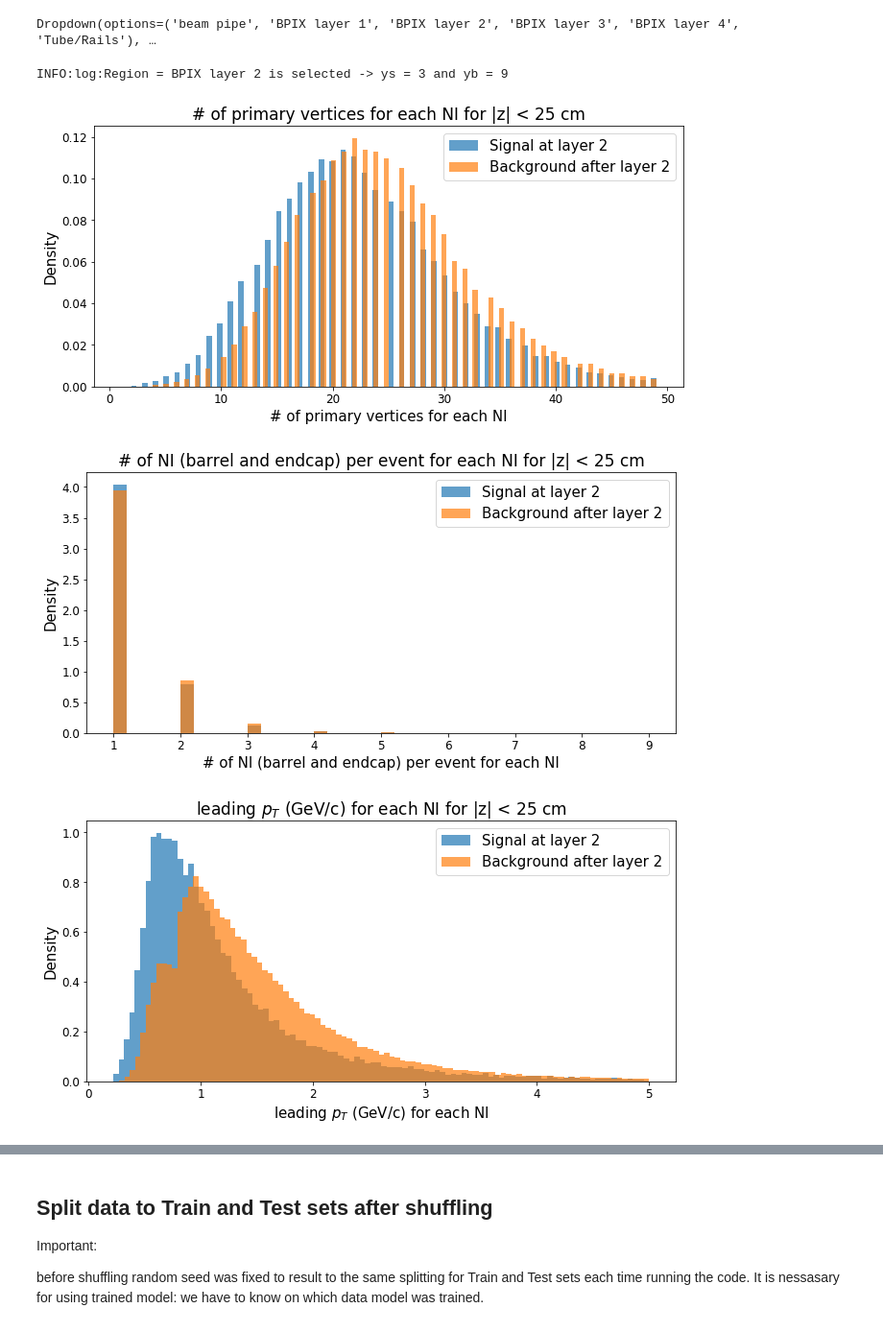
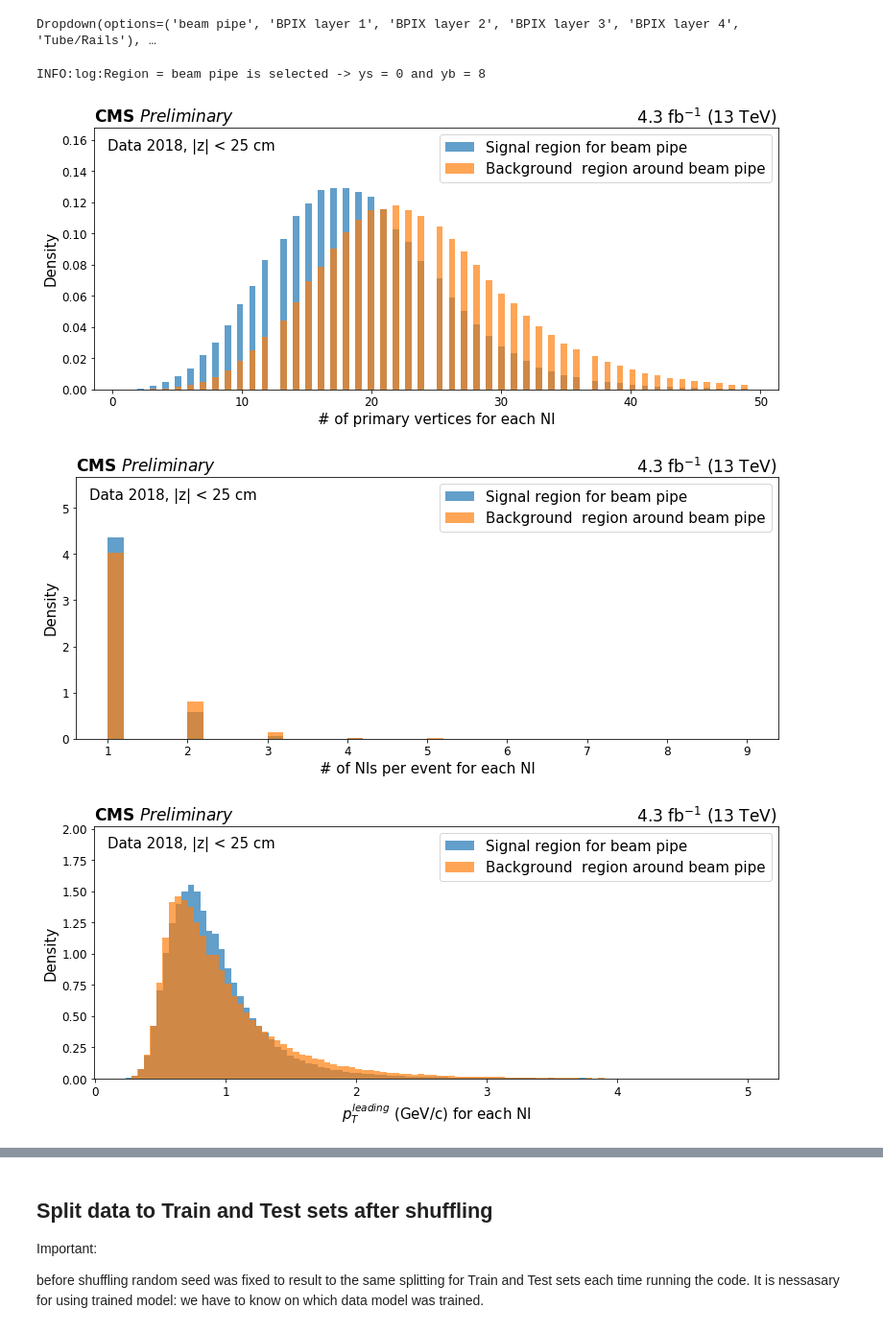
Before and after one commit to kropiv/MLforNI, a Jupyter notebook: NI_ML.ipynb, the cells around one changed output, grey strips where cells are left out. Shown at 96% size. Drawn from its saved outputs; the diff is of its cells as text; code cells hidden in the pictures.

```diff
--- a/NI_ML.ipynb
+++ b/NI_ML.ipynb
@@ -822,7 +868,7 @@ Select region of interest
 # %%
 import ipywidgets as widgets
 
-d = widgets.Dropdown(options=['beam pipe', 'BPIX layer 1', 'BPIX layer 2', 'BPIX layer 3', 'BPIX layer 4', 'Tube/Rails'], value=None)
+d = widgets.Dropdown(options=['beam pipe', 'BPIX layer 1', 'BPIX layer 2', 'BPIX layer 3', 'BPIX layer 4', 'Tube/Rails'], value='beam pipe')
 d
 # %% [output]
 Dropdown(options=('beam pipe', 'BPIX layer 1', 'BPIX layer 2', 'BPIX layer 3', 'BPIX layer 4', 'Tube/Rails'), …
@@ -849,7 +895,7 @@ elif d.value == 'Tube/Rails':
 
 logger.info("Region = " + str(d.value) + " is selected -> ys = " + str(ys) + " and yb = " + str(yb))
 # %% [output]
-INFO:log:Region = BPIX layer 2 is selected -> ys = 3 and yb = 9
+INFO:log:Region = beam pipe is selected -> ys = 0 and yb = 8
 # %%
 def PlotSvsBkg(index_var, varName, picName, num_bins, xmin, xmax, Y_S, Y_B, numPar, locPos = 'upper right'):
     fig, ax = plt.subplots(figsize=(11,5))
@@ -868,85 +914,85 @@ def PlotSvsBkg(index_var, varName, picName, num_bins, xmin, xmax, Y_S, Y_B, numP
         XFill = X_NN[:, index_var] +X_NN[:, index_var+1]
         YFill = Y_NN
 
-#     # Fill 3 parameters Track 1, 2 and 3
-#     if numPar == 3:
-#         XFill = np.concatenate(([X_NN[:, index_var], X_NN[:, index_var+1], X_NN[:, index_var+2]]),axis=0)
-#         YFill =  np.concatenate(([Y_NN,Y_NN,Y_NN]),axis=0)
-#     else:
-#         XFill = X_NN[:, index_var]
-#         YFill = Y_NN
-
 
     #Signal
-    n, bins, patches = ax.hist(XFill[np.logical_and(YFill == Y_S,XFill < xmax)],
+    nS, bins, patches = ax.hist(XFill[np.logical_and(YFill == Y_S,XFill < xmax)],
                                num_bins, density = True, alpha = 0.7)
     n, bins, patches = ax.hist(XFill[np.logical_and(YFill == Y_B,XFill < xmax)],
                                num_bins, density = True, alpha = 0.7)
+    ax.set_ylim(0., 1.3 * max(np.max(nS),np.max(n)))
 
 
-    if numPar == 3:
+    if numPar == 3 or "other" in varName:
         Xtitle = varName + " of the track"
     else:
         Xtitle = varName + " for each NI"
 
     ax.set_xlabel(Xtitle)
     ax.set_ylabel('Density')
-    ax.set_title(Xtitle +' for |z| < 25 cm')
     if Y_S == 0 and Y_B == 8:
-        ax.legend(['Signal at beam pipe (BP)', 'Background after BP & layer 1'], loc=locPos)
+        ax.legend(['Signal region for beam pipe', 'Background  region around beam pipe'], loc=locPos)
     elif Y_S == 5 and Y_B == 11:
-        ax.legend(['Signal at layer 4', 'Background after layer 4'], loc=locPos)
+        ax.legend(['Signal region for layer 4', 'Background region after layer 4'], loc=locPos)
     elif Y_S == 2 :
-        ax.legend(['Signal at layer 1', 'Background after layer 1'], loc=locPos)
+        ax.legend(['Signal region for layer 1', 'Background region after layer 1'], loc=locPos)
     elif Y_S == 3 :
-        ax.legend(['Signal at layer 2', 'Background after layer 2'], loc=locPos)
+        ax.legend(['Signal region for layer 2', 'Background region after layer 2'], loc=locPos)
     elif Y_S == 4 :
-        ax.legend(['Signal at layer 3', 'Background after layer 3'], loc=locPos)
+        ax.legend(['Signal region for layer 3', 'Background region after layer 3'], loc=locPos)
     elif Y_S == 6 :
-        ax.legend(['Signal at Tube and Rails', 'Background around Tube and Rails'], loc=locPos)
+        ax.legend(['Signal region for Tube and Rails', 'Background around Tube and Rails'], loc=locPos)
     else:
         ax.legend(['Signal', 'Background'], loc=locPos)
 
-    # Tweak spacing to prevent clipping of ylabel
-    #fig.tight_layout()
-    #plt.xscale('log')
-    #plt.yscale('log')
+
+    ax.text(0.02,0.9,labelData, size = 15, transform=ax.transAxes,
+            verticalalignment='bottom', horizontalalignment='left')
+    if d.value == "beam pipe":
+        SetCMSlabel(ax)
+    else:
+        SetCMSlabel(ax,"internal")
+#     SetCMSlabel(ax)
+
+    fig.tight_layout()
+
     if Y_S == 0:
         plt.savefig('Results/ControlPlots_BP_'+picName+'.pdf')
     elif Y_S == 5:
         plt.savefig('Results/ControlPlots_l4_'+picName+'.pdf')
     elif Y_S == 2:
         plt.savefig('Results/ControlPlots_l1_'+picName+'.pdf')
     elif Y_S == 3:
         plt.savefig('Results/ControlPlots_l2_'+picName+'.pdf')
     elif Y_S == 4:
         plt.savefig('Results/ControlPlots_l3_'+picName+'.pdf')
     else:
         plt.savefig('Results/ControlPlots_'+picName+'.pdf')
+
     plt.show()
 
 
 # ys = 3 # l2
 # yb = 9
 # Y_S and Y_B are for 7 signal + 4 bkg befor converting to 4 categories
 #          index_var, varName, picName num_bins, xmin, xmax, Y_S, Y_B,    numPar locPos
 # for BP and bkg BP
 PlotSvsBkg(4,         "# of primary vertices","numPV",  100,      0.,   50., ys, yb, 1)
-PlotSvsBkg(5,         "# of NI (barrel and endcap) per event","numPFDV",  40,      0.,   10.,    ys, yb, 1)
+PlotSvsBkg(5,         "# of NIs per event","numPFDV",  40,      0.,   10.,    ys, yb, 1) # of NIs (barrel and endcap)
 if TrackNorm == False:
     PlotSvsBkg(6,          "$p_T$ (GeV/c)",   "pt",   100,      0.,   2.,    ys, yb, 3)
 else:
-    PlotSvsBkg(6,          "leading $p_T$ (GeV/c)",   "pt_leading",   100,      0.,   5.,    ys, yb, 1)
+    PlotSvsBkg(6,          "$p_T^{leading}$ (GeV/c)",   "pt_leading",   100,      0.,   5.,    ys, yb, 1)
     # plot it till 2. to be sure that we don't have anything above 1, and when it sum it could be till 2:
-    PlotSvsBkg(7,          "$\Sigma p_T^{other}/p_T^{leading}$",   "SumPtToLeading",   100,      0.,   2.,    ys, yb, 2, "upper left")
-    PlotSvsBkg(7,          "$p_T^{other}/p_T^{leading}$",   "PtToLeading",   100,      0.,   2.,    ys, yb, 2, "upper left")
-PlotSvsBkg(9,          "$\eta$", "eta",  100,      -5.,   5.,    ys, yb, 3, "upper center")
-PlotSvsBkg(12,         "$\phi$",   "phi",  100,      -5.,   5.,    ys, yb, 3, "center")
+    # PlotSvsBkg(7,          "$\Sigma p_T^{other}/p_T^{leading}$",   "SumPtToLeading",   100,      0.,   2.,    ys, yb, 2)
+    PlotSvsBkg(7,          "$p_T^{other}/p_T^{leading}$",   "PtToLeading",   100,      0.,   2.,    ys, yb, 2)
+PlotSvsBkg(9,          "$\eta$", "eta",  100,      -5.,   5.,    ys, yb, 3)
+PlotSvsBkg(12,         "$\phi (rad)$",   "phi",  100,      -5.,   5.,    ys, yb, 3)
 PlotSvsBkg(15,         "$\chi^2$", "chi2",  100,      0.,   80.,    ys, yb, 3)
 PlotSvsBkg(18,         "normalized $\chi^2$","normalizedChi2",  100,      0.,   3., ys, yb, 3)
 PlotSvsBkg(21,         "# of valid hits","numberOfValidHits",  70,      0.,   35.,  ys, yb, 3)
 PlotSvsBkg(24,         "algorithm","algorithm",  50,      0.,   50.,    ys, yb, 3)
 # %% [output]
-[figure, old version]
+[figure, new version]
-[figure, old version]
+[figure, new version]
-[figure, old version]
+[figure, new version]
```
Also changed, not shown: parts of 13 cells of this notebook.
